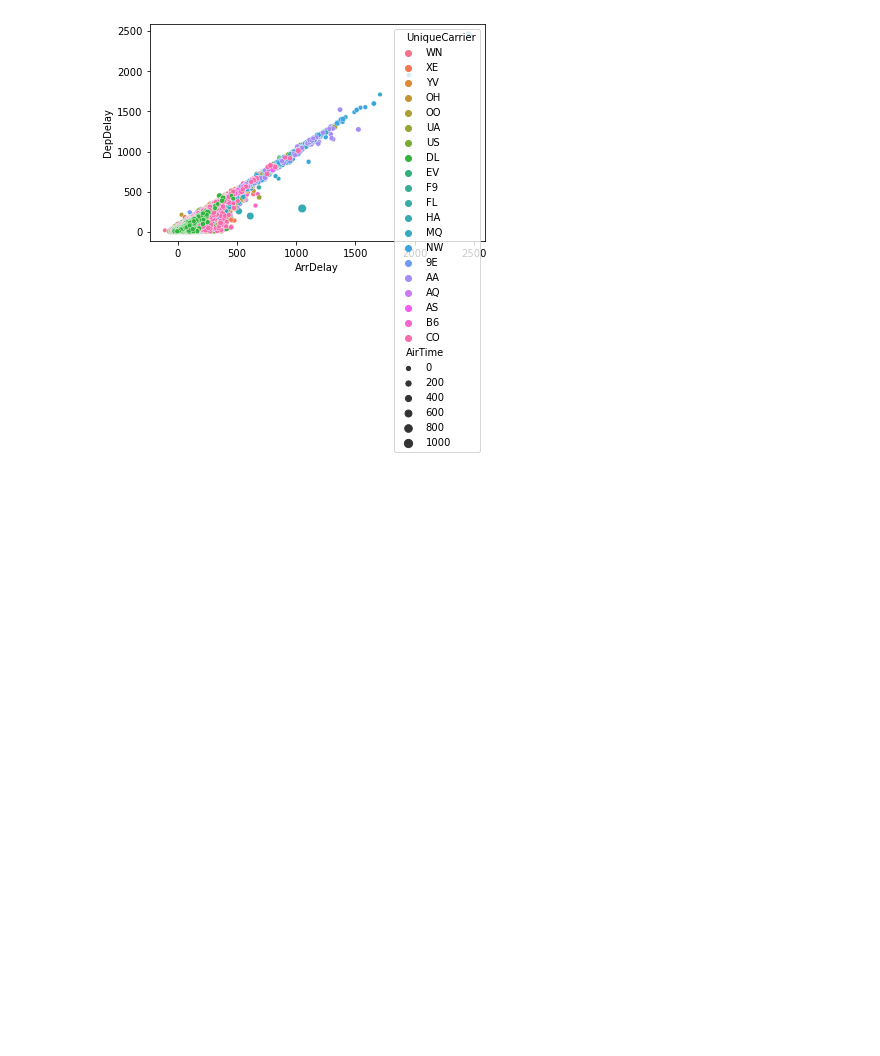
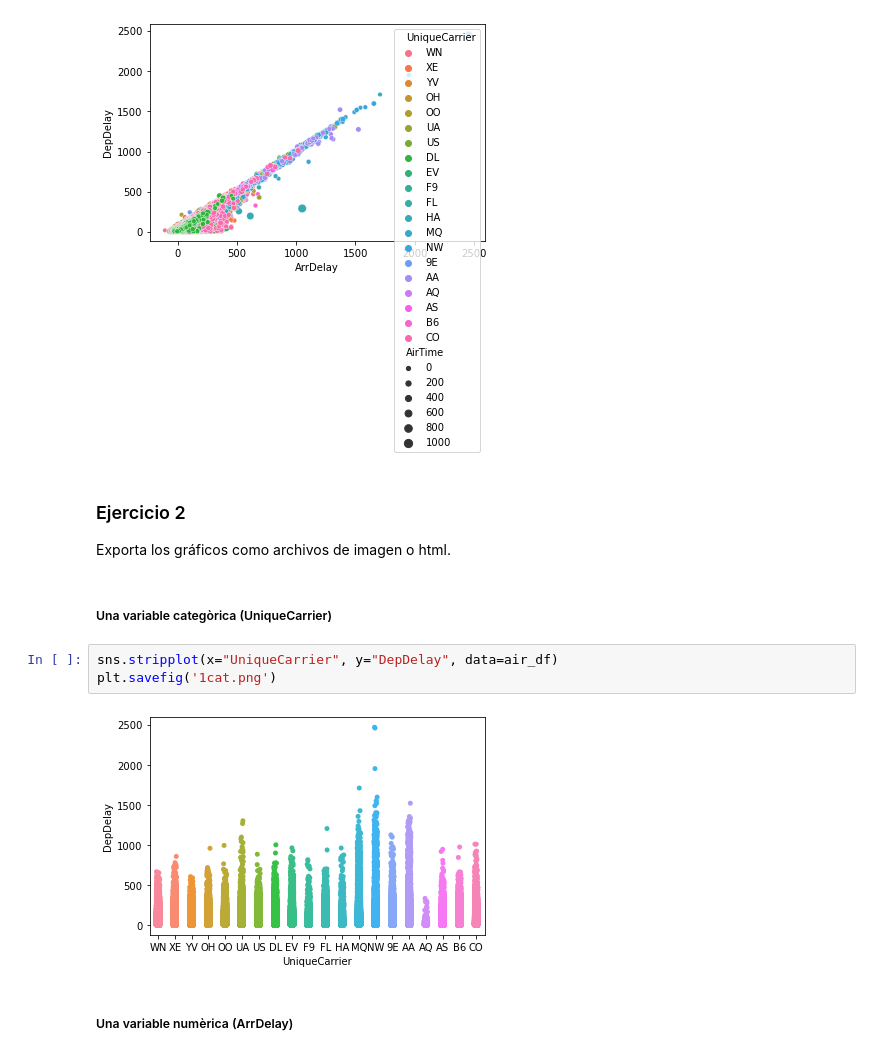
Before and after one commit to PedroLander/ItAcademy, a Jupyter notebook: PythonData/Modulo2_Tarea01/m2_t1.ipynb, the cells around one changed output. Cells and saved outputs as stored; diff of their text form; blank space fills up the shorter version.

```diff
--- a/PythonData/Modulo2_Tarea01/m2_t1.ipynb
+++ b/PythonData/Modulo2_Tarea01/m2_t1.ipynb
@@ -66,3 +66,15 @@ sns.scatterplot(data = air_df, x = "ArrDelay", y = "DepDelay", hue = "UniqueCarr
 # %% [output]
 <AxesSubplot:xlabel='ArrDelay', ylabel='DepDelay'>
 [figure]
+# %% [markdown]
+### Ejercicio 2
+Exporta los gráficos como archivos de imagen o html.
+# %% [markdown]
+##### Una variable categòrica (UniqueCarrier)
+# %%
+sns.stripplot(x="UniqueCarrier", y="DepDelay", data=air_df)
+plt.savefig('1cat.png')
+# %% [output]
+[figure, added]
+# %% [markdown]
+##### Una variable numèrica (ArrDelay)
```
Also changed, not shown: parts of 14 cells of this notebook, 8 other files.
